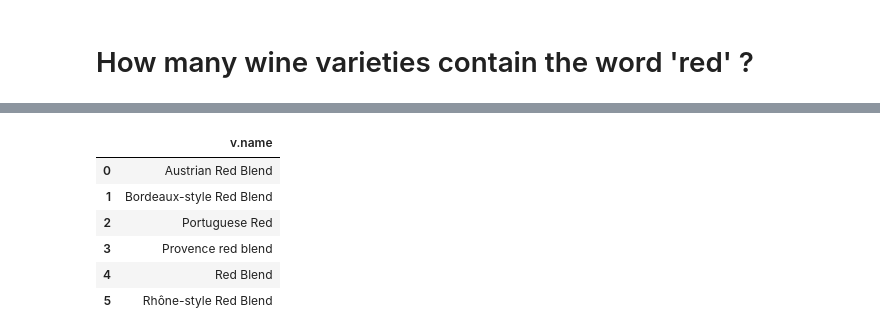
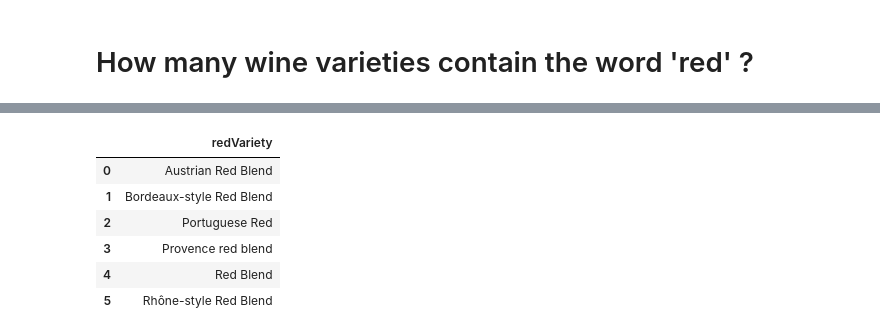
Before and after one commit to albert-kevin/azuremachinelearning, a Jupyter notebook: code/notebooks/howto_Graph.ipynb, the cells around one changed output, grey strips where cells are left out. Saved outputs shown, nothing was run; the diff lists cells and outputs as text; code cells hidden in the pictures.

```diff
--- a/code/notebooks/howto_Graph.ipynb
+++ b/code/notebooks/howto_Graph.ipynb
@@ -58,0 +61,5 @@ graph.run(query)
+# %%
+# delete all nodes and relationships
+graph.delete_all()
+# delete all indexes and constraints
+graph.run("""CALL apoc.schema.assert({},{},true) YIELD label, key RETURN *""")
@@ -421,8 +429,8 @@ Wall time: 126 ms
 query = """
 MATCH (v:Variety)
 WHERE tolower(v.name) CONTAINS 'red'
-RETURN v.name
-ORDER BY v.name
+RETURN v.name AS redVariety
+ORDER BY redVariety
 """
 graph.run(query).to_data_frame()
 # %% [output]
@@ -431,4 +439,4 @@ Wall time: 105 ms
-|  | v.name |
+|  | redVariety |
 | 0 | Austrian Red Blend |
 | 1 | Bordeaux-style Red Blend |
 | 2 | Portuguese Red |
```
Also changed, not shown: parts of 67 cells of this notebook.
